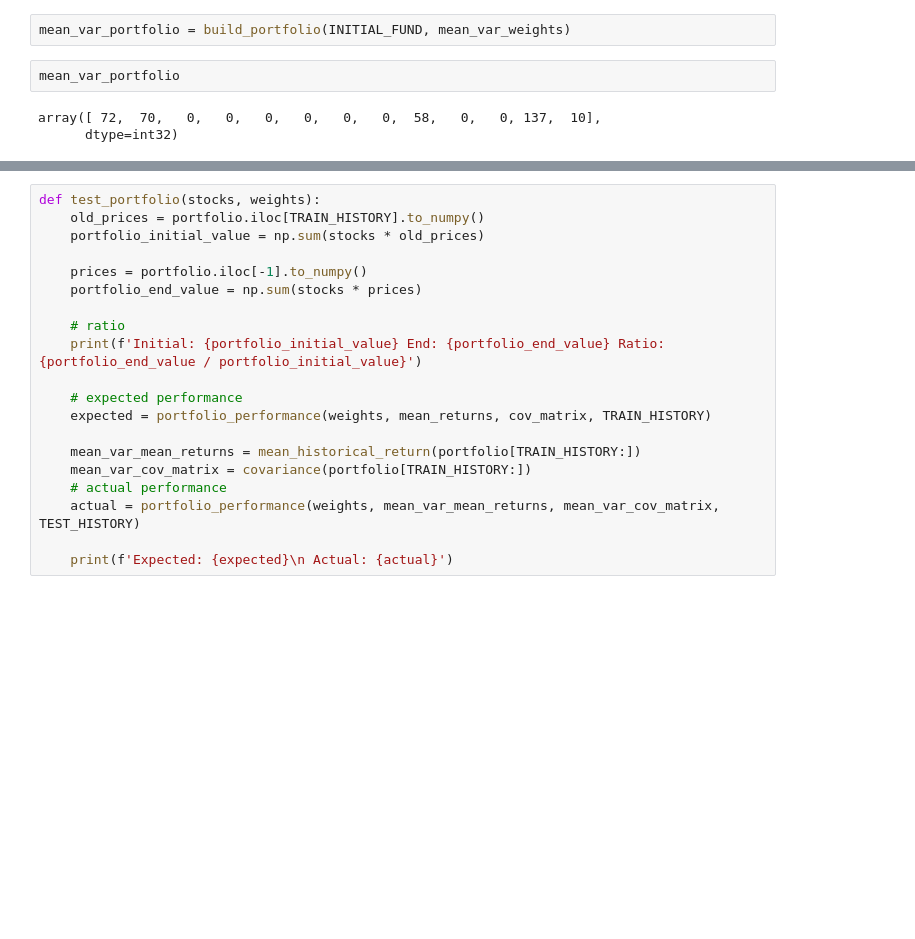
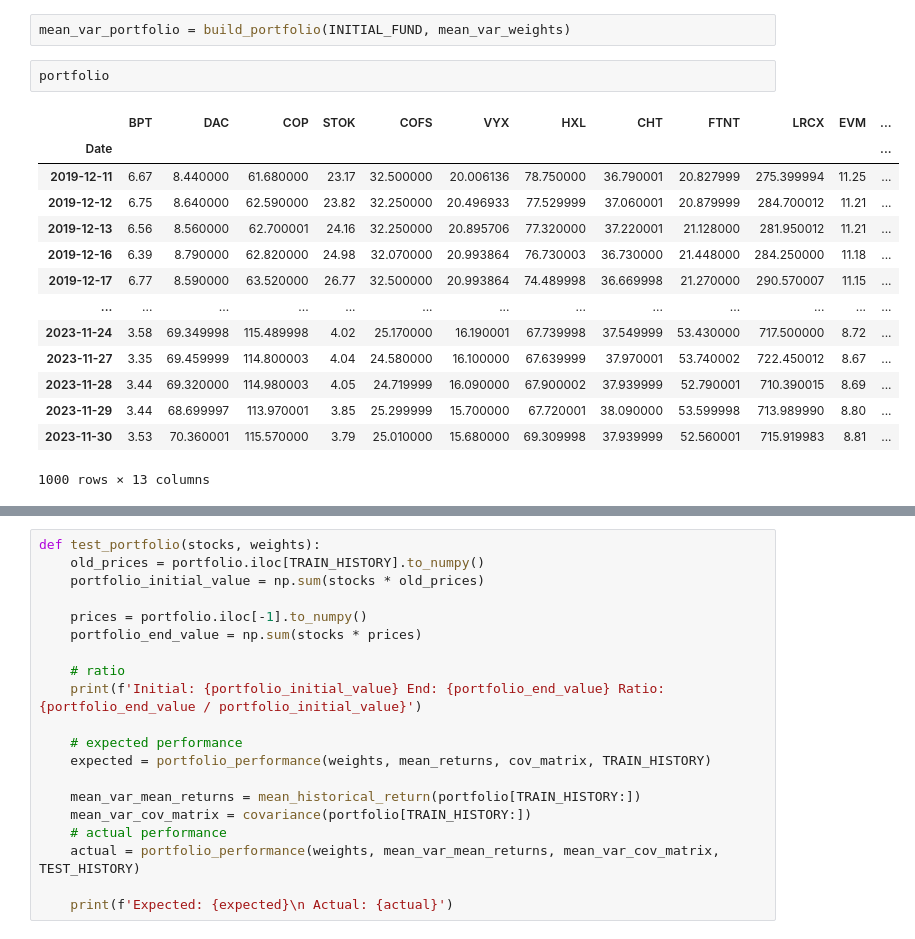
Before and after one commit to volodymyrkir/exploratory_data_analysis, a Jupyter notebook: tasks/task_5.ipynb, the cells around one changed output, grey strips where cells are left out. Saved outputs shown, nothing was run; the diff lists cells and outputs as text; blank space fills up the shorter version.

```diff
--- a/tasks/task_5.ipynb
+++ b/tasks/task_5.ipynb
@@ -176,8 +176,20 @@ def build_portfolio(initial_fund, weights):
 mean_var_weights = max_sharpe(mean_returns, cov_matrix).x
 # %%
 mean_var_portfolio = build_portfolio(INITIAL_FUND, mean_var_weights)
-# %%
-mean_var_portfolio
-# %% [output]
-array([ 72,  70,   0,   0,   0,   0,   0,   0,  58,   0,   0, 137,  10],
-      dtype=int32)
+# %%
+portfolio
+# %% [output]
+|  | BPT | DAC | COP | STOK | COFS | VYX | HXL | CHT | FTNT | LRCX | EVM | ... |
+| Date |  |  |  |  |  |  |  |  |  |  |  | ... |
+| 2019-12-11 | 6.67 | 8.440000 | 61.680000 | 23.17 | 32.500000 | 20.006136 | 78.750000 | 36.790001 | 20.827999 | 275.399994 | 11.25 | ... |
+| 2019-12-12 | 6.75 | 8.640000 | 62.590000 | 23.82 | 32.250000 | 20.496933 | 77.529999 | 37.060001 | 20.879999 | 284.700012 | 11.21 | ... |
+| 2019-12-13 | 6.56 | 8.560000 | 62.700001 | 24.16 | 32.250000 | 20.895706 | 77.320000 | 37.220001 | 21.128000 | 281.950012 | 11.21 | ... |
+| 2019-12-16 | 6.39 | 8.790000 | 62.820000 | 24.98 | 32.070000 | 20.993864 | 76.730003 | 36.730000 | 21.448000 | 284.250000 | 11.18 | ... |
+| 2019-12-17 | 6.77 | 8.590000 | 63.520000 | 26.77 | 32.500000 | 20.993864 | 74.489998 | 36.669998 | 21.270000 | 290.570007 | 11.15 | ... |
+| ... | ... | ... | ... | ... | ... | ... | ... | ... | ... | ... | ... | ... |
+| 2023-11-24 | 3.58 | 69.349998 | 115.489998 | 4.02 | 25.170000 | 16.190001 | 67.739998 | 37.549999 | 53.430000 | 717.500000 | 8.72 | ... |
+| 2023-11-27 | 3.35 | 69.459999 | 114.800003 | 4.04 | 24.580000 | 16.100000 | 67.639999 | 37.970001 | 53.740002 | 722.450012 | 8.67 | ... |
+| 2023-11-28 | 3.44 | 69.320000 | 114.980003 | 4.05 | 24.719999 | 16.090000 | 67.900002 | 37.939999 | 52.790001 | 710.390015 | 8.69 | ... |
+| 2023-11-29 | 3.44 | 68.699997 | 113.970001 | 3.85 | 25.299999 | 15.700000 | 67.720001 | 38.090000 | 53.599998 | 713.989990 | 8.80 | ... |
+| 2023-11-30 | 3.53 | 70.360001 | 115.570000 | 3.79 | 25.010000 | 15.680000 | 69.309998 | 37.939999 | 52.560001 | 715.919983 | 8.81 | ... |
+1000 rows × 13 columns
```
Also changed, not shown: parts of 11 cells of this notebook.
